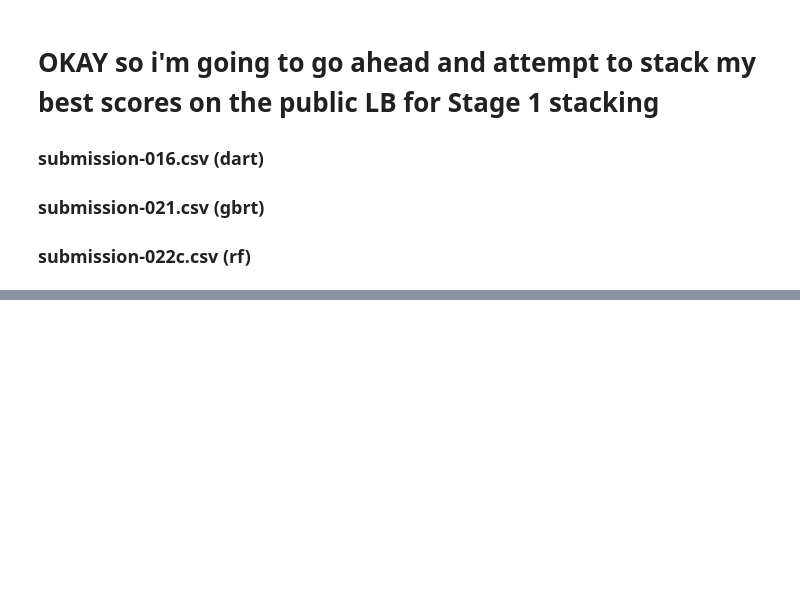
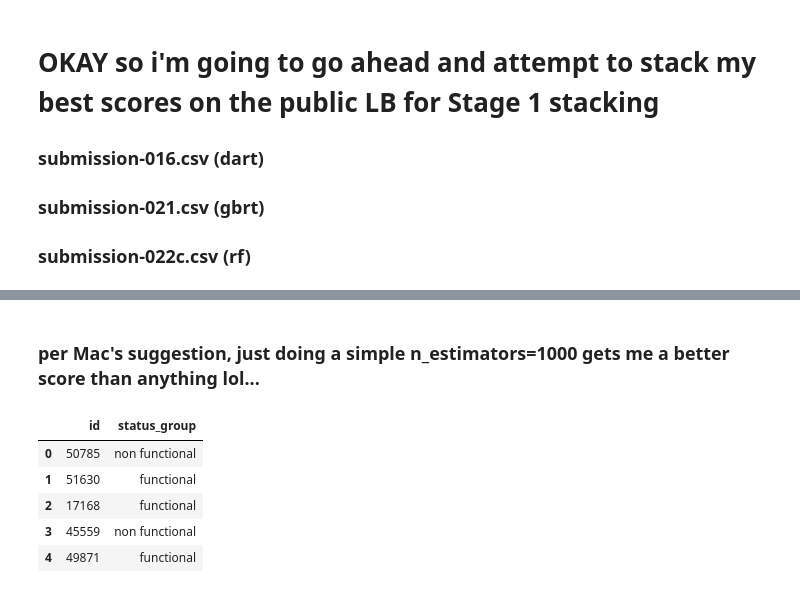
Before and after one commit to sealuwee/DS2-Predictive-Modeling-Challenge, a Jupyter notebook: day 3 we havent beat 0.78256 LB score.ipynb, the cells around one changed output, grey strips where cells are left out. Cells and saved outputs as stored; diff of their text form; code cells hidden in the pictures; blank space fills up the shorter version.

```diff
--- a/day 3 we havent beat 0.78256 LB score.ipynb
+++ b/day 3 we havent beat 0.78256 LB score.ipynb
@@ -287,0 +354,65 @@ train.shape, test_features.shape
+# %% [markdown]
+### per Mac's suggestion, just doing a simple n_estimators=1000 gets me a better score than anything lol...
+# %%
+scaler=RobustScaler()
+X_train = scaler.fit_transform(train)
+X_test = scaler.fit_transform(test_features)
+y_train = train_labels['status_group']
+
+params = {'boosting_type': 'gbdt',
+          'max_depth' : -1,
+          'num_threads': -1,
+          'objective': 'multiclass',
+          'num_leaves': 1000,
+          'num_iterations': 4000,
+          'learning_rate': 0.001,
+          'max_bin': 1042,
+          'subsample_for_bin': 200000,
+          'subsample': 0.5,
+          'subsample_freq': 2,
+          'colsample_bytree': 1,
+          'min_split_gain': 0.5,
+          'min_child_weight': 5,
+          'min_child_samples': 30,
+          'num_class' : 3,
+          'metric' : 'multi_logloss'}
+
+model = lgb.LGBMClassifier(
+    boosting_type = params['boosting_type'],
+    num_leaves = params['num_leaves'],
+    objective = params['objective'],
+    num_threads = params['num_threads'],
+    max_depth = params['max_depth'],
+    max_bin = params['max_bin'],
+    colsample_bytree = params['colsample_bytree'],
+    subsample_for_bin = params['subsample_for_bin'],
+    subsample = params['subsample'],
+    subsample_freq = params['subsample_freq'],
+    min_split_gain = params['min_split_gain'],
+    min_child_weight = params['min_child_weight'],
+    min_child_samples = params['min_child_samples'],
+    num_class = params['num_class'],
+    metric = params['metric']
+)
+
+# param_grid = {
+#     'num_leaves': [500,1000],
+#     'reg_alpha': [1,3],
+#     'reg_lambda': [3,5],
+# }
+
+# gridsearch = GridSearchCV(model,param_grid=param_grid,cv=5,
+#                           verbose=0, n_jobs=-1, scoring='roc_auc')
+
+model.fit(X_train,y_train)
+
+submission=sample_submission.copy()
+submission['status_group'] = model.predict(X_test)
+submission.head()
+# %% [output]
+|  | id | status_group |
+| 0 | 50785 | non functional |
+| 1 | 51630 | functional |
+| 2 | 17168 | functional |
+| 3 | 45559 | non functional |
+| 4 | 49871 | functional |
```
Also changed, not shown: parts of 17 cells of this notebook, 3 other files.
